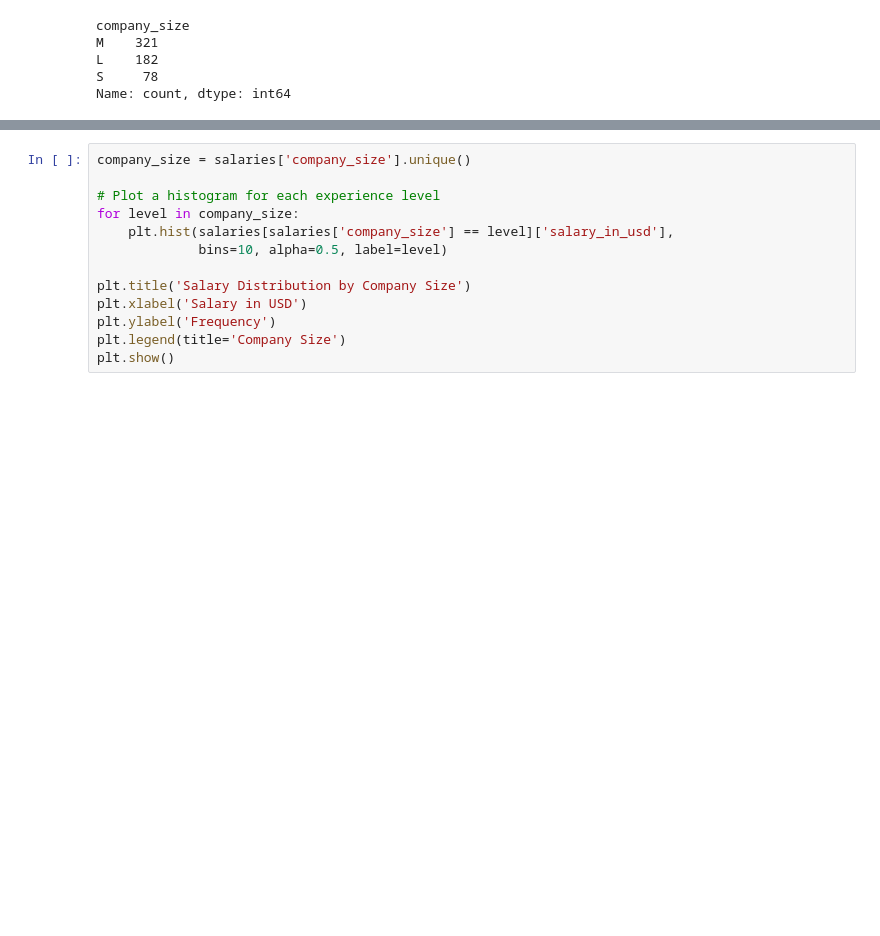
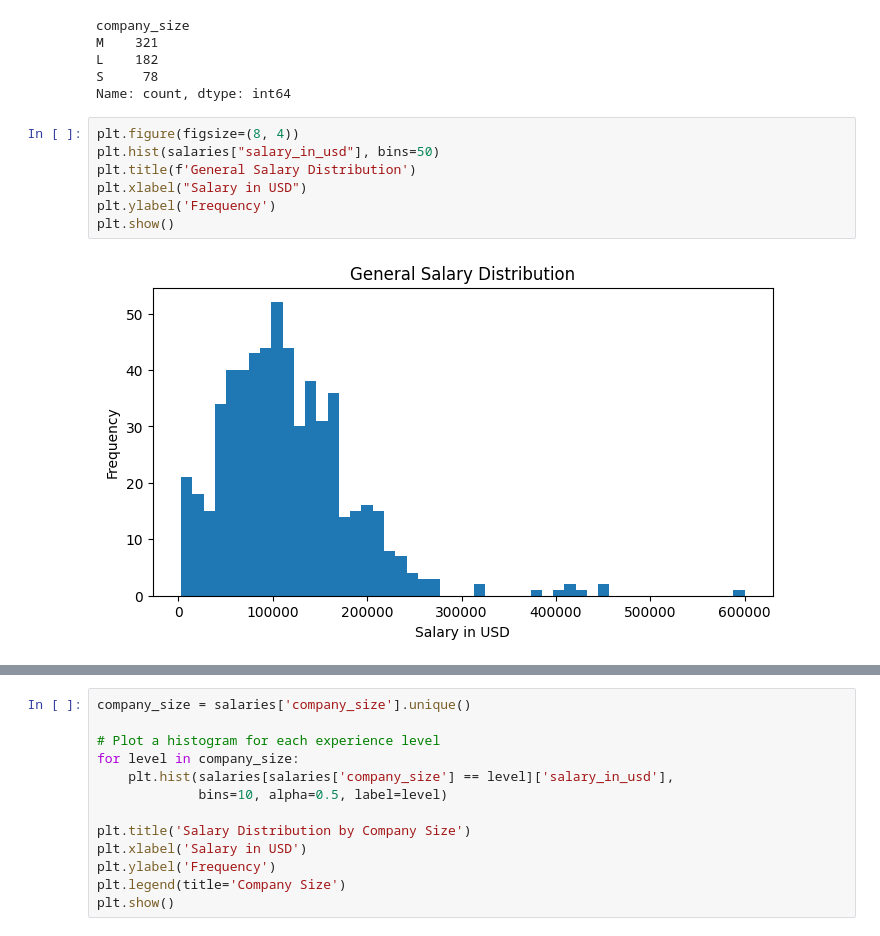
Before and after one commit to krewdreele/stat220labs, a Jupyter notebook: Untitled1.ipynb, the cells around one changed output, grey strips where cells are left out. Saved outputs shown, nothing was run; the diff lists cells and outputs as text; blank space fills up the shorter version.

```diff
--- a/Untitled1.ipynb
+++ b/Untitled1.ipynb
@@ -73,3 +87,12 @@ M    321
 L    182
 S     78
 Name: count, dtype: int64
+# %%
+plt.figure(figsize=(8, 4))
+plt.hist(salaries["salary_in_usd"], bins=50)
+plt.title(f'General Salary Distribution')
+plt.xlabel("Salary in USD")
+plt.ylabel('Frequency')
+plt.show()
+# %% [output]
+[figure, added]
```
Also changed, not shown: parts of 5 cells of this notebook.
